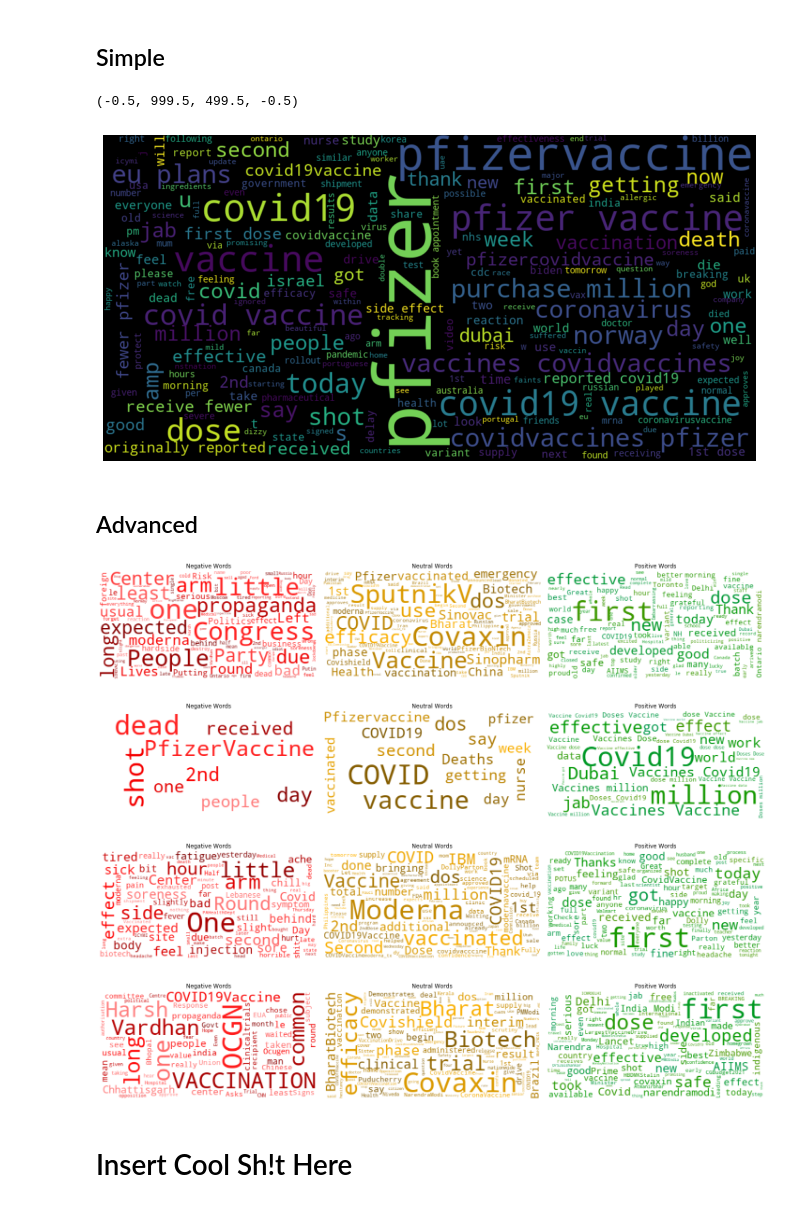
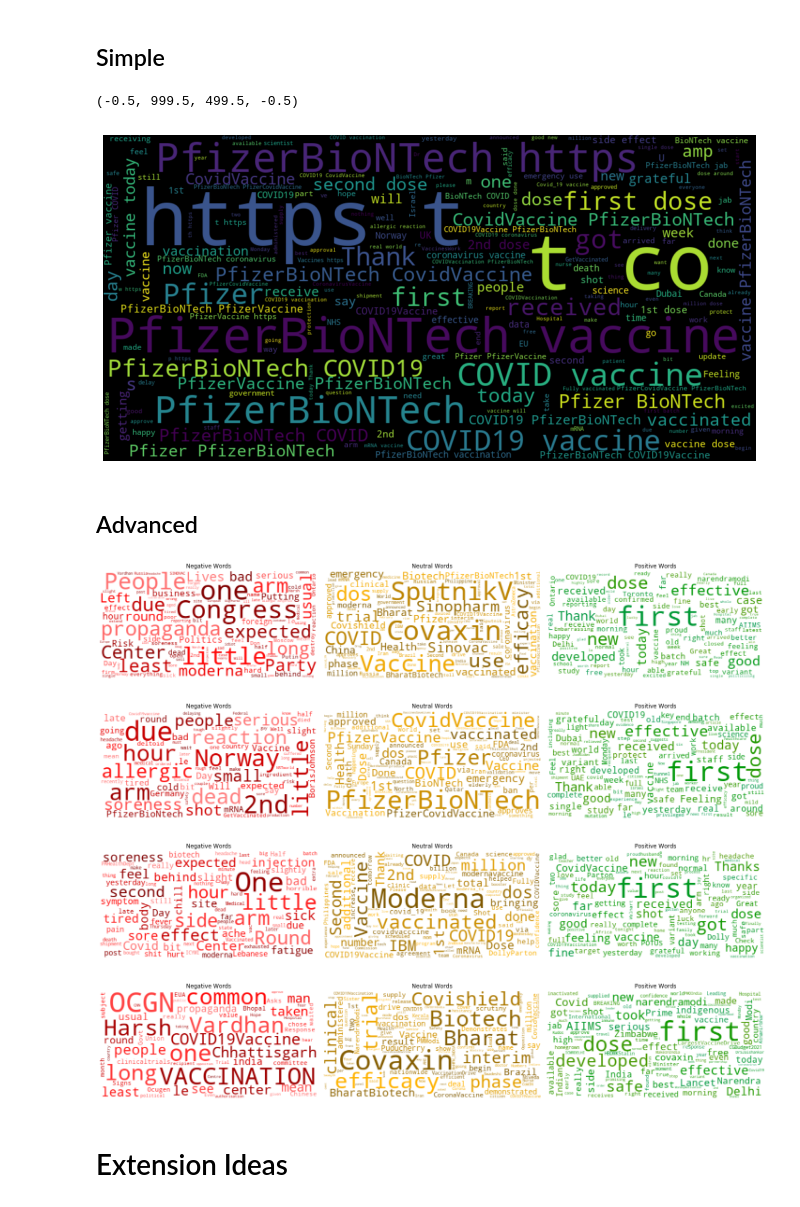
Before and after one commit to sejaldua/covid19-vaccy-tweets-NLP, a Jupyter notebook: workbook.ipynb, the cells around one changed output. Saved outputs shown, nothing was run; the diff lists cells and outputs as text; code cells hidden in the pictures.

```diff
--- a/workbook.ipynb
+++ b/workbook.ipynb
@@ -416,7 +496,7 @@ def filter_by_vaccy(df, vax):
     other_vax = list(set(all_vax)-set(vax))
     for o in other_vax:
         df_filt = df_filt[~df_filt['text'].str.lower().str.contains(o)]
-    df_filt = df_filt.drop_duplicates()
+#     df_filt = df_filt.drop_duplicates()
     timeline = df_filt.groupby(['date']).agg(np.nanmean).reset_index()
     timeline['count'] = df_filt.groupby(['date']).count().reset_index()['retweets']
     timeline = timeline[['date', 'count', 'polarity', 'retweets', 'favorites', 'subjectivity']]
@@ -424,7 +504,7 @@ def filter_by_vaccy(df, vax):
     timeline["subjectivity"] = timeline["subjectivity"].astype(float)
     return df_filt, timeline
 # %%
-pfizy_df, pfizy_timeline = filter_by_vaccy(df, ['pfizer'])
+pfizy_df, pfizy_timeline = filter_by_vaccy(df, ['pfizer', 'biontech'])
 print(pfizy_df.shape)
 fig = px.bar(pfizy_timeline, x='date', y='count', color='polarity')
 fig.show()
@@ -516,7 +596,7 @@ plt.imshow(word_cloud, interpolation='bilinear')
 plt.axis('off')
 # %% [output]
 (-0.5, 999.5, 499.5, -0.5)
-[figure, old version]
+[figure, new version]
 # %% [markdown]
 ## Advanced
 # %%
@@ -557,7 +637,8 @@ def generate_word_clouds(neg_doc, neu_doc, pos_doc):
     axes[2].axis("off")
 
     plt.tight_layout()
-    plt.show();
+#     plt.show();
+    return fig
 
 def get_top_percent_words(doc, percent):
     # Returns a list of "top-n" most frequent words in a list
@@ -653,32 +734,33 @@ def get_smart_clouds(df):
     pos_doc_final = get_scaled_list(top_pos_words)
 
     # Visualise our synthetic corpus
-    generate_word_clouds(neg_doc_final, neu_doc_final, pos_doc_final)
+    fig = generate_word_clouds(neg_doc_final, neu_doc_final, pos_doc_final)
+    return fig
 
 # Convert string to a list of words
 wordcloud_df = df
 wordcloud_df['words'] = wordcloud_df.text.apply(lambda x:re.findall(r'\w+', x ))
-get_smart_clouds(wordcloud_df)
+get_smart_clouds(wordcloud_df).savefig("sentiment_wordclouds.png", bbox_inches="tight")
 # %% [output]
-[figure, old version]
+[figure, new version]
 # %%
 wordcloud_df = pfizy_df
 wordcloud_df['words'] = wordcloud_df.text.apply(lambda x:re.findall(r'\w+', x ))
-get_smart_clouds(wordcloud_df)
+get_smart_clouds(wordcloud_df).savefig("pfizy_sentiment_wordclouds.png", bbox_inches="tight")
 # %% [output]
-[figure, old version]
+[figure, new version]
 # %%
 wordcloud_df = moderna_df
 wordcloud_df['words'] = wordcloud_df.text.apply(lambda x:re.findall(r'\w+', x ))
-get_smart_clouds(wordcloud_df)
+get_smart_clouds(wordcloud_df).savefig("moderna_sentiment_wordclouds.png", bbox_inches="tight")
 # %% [output]
-[figure, old version]
+[figure, new version]
 # %%
 wordcloud_df = covaxin_df
 wordcloud_df['words'] = wordcloud_df.text.apply(lambda x:re.findall(r'\w+', x ))
-get_smart_clouds(wordcloud_df)
+get_smart_clouds(wordcloud_df).savefig("covaxin_sentiment_wordclouds.png", bbox_inches="tight")
 # %% [output]
-[figure, old version]
+[figure, new version]
-# %% [markdown]
-# Insert Cool Sh!t Here
+# %% [markdown]
+# Extension Ideas
 # %% [markdown]
```
Also changed, not shown: parts of 13 cells of this notebook, 8 other files.
